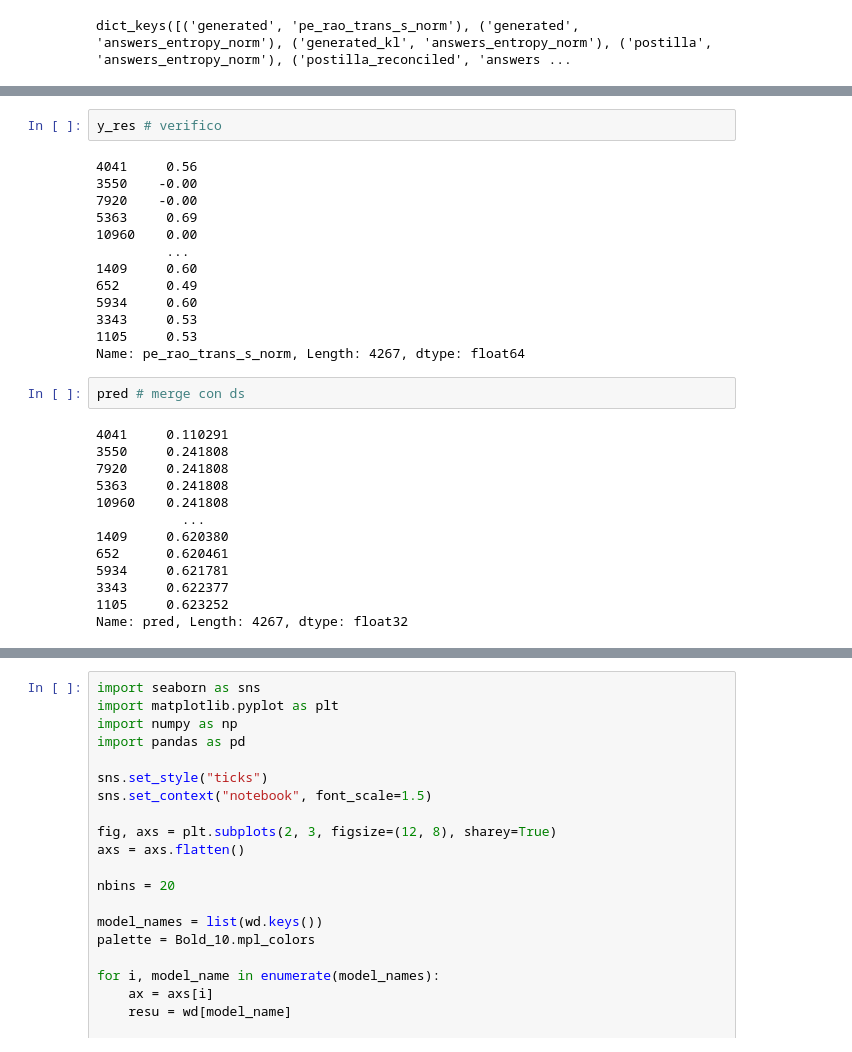
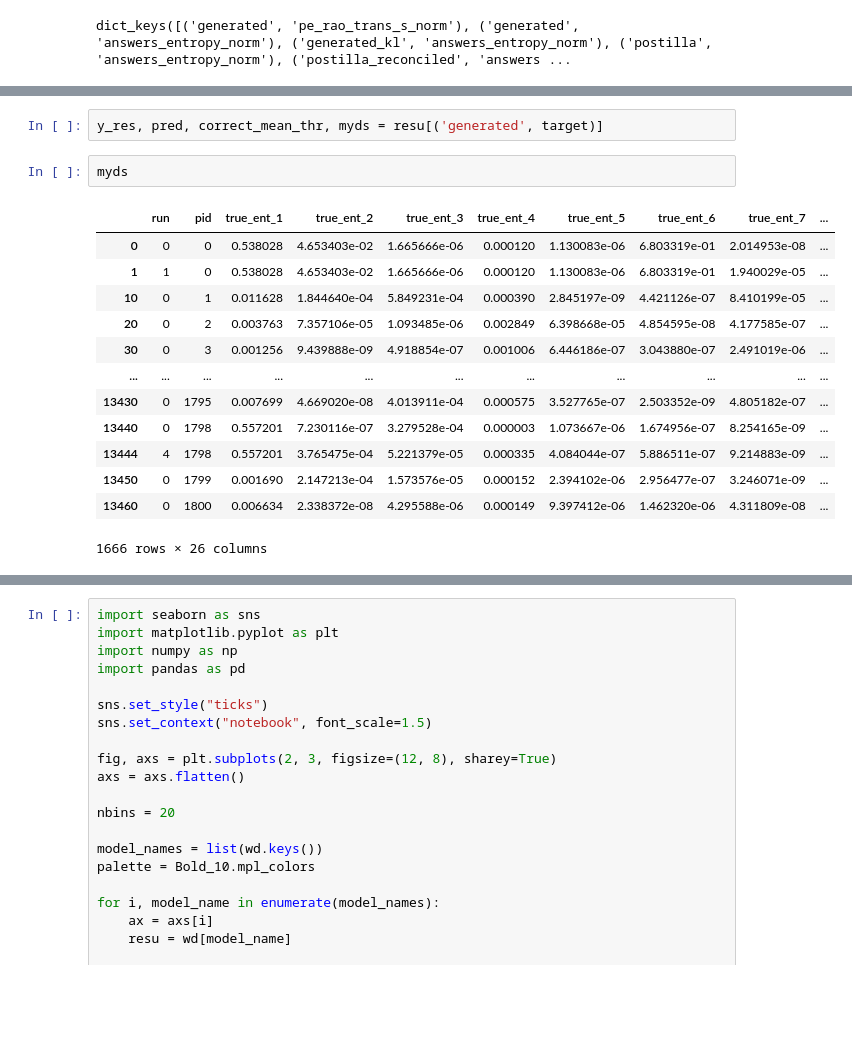
Before and after one commit to carloalbertobono/llm-uncertainty, a Jupyter notebook: graphs.ipynb, the cells around one changed output, grey strips where cells are left out. Cells and saved outputs as stored; diff of their text form; blank space fills up the shorter version.

```diff
--- a/graphs.ipynb
+++ b/graphs.ipynb
@@ -442,33 +391,21 @@ ds
-# %%
-y_res # verifico
-# %% [output]
-4041     0.56
-3550    -0.00
-7920    -0.00
-5363     0.69
-10960    0.00
-         ...
-1409     0.60
-652      0.49
-5934     0.60
-3343     0.53
-1105     0.53
-Name: pe_rao_trans_s_norm, Length: 4267, dtype: float64
-# %%
-pred # merge con ds
-# %% [output]
-4041     0.110291
-3550     0.241808
-7920     0.241808
-5363     0.241808
-10960    0.241808
-           ...
-1409     0.620380
-652      0.620461
-5934     0.621781
-3343     0.622377
-1105     0.623252
-Name: pred, Length: 4267, dtype: float32
+# %%
+y_res, pred, correct_mean_thr, myds = resu[('generated', target)]
+# %%
+myds
+# %% [output]
+|  | run | pid | true_ent_1 | true_ent_2 | true_ent_3 | true_ent_4 | true_ent_5 | true_ent_6 | true_ent_7 | ... |
+| 0 | 0 | 0 | 0.538028 | 4.653403e-02 | 1.665666e-06 | 0.000120 | 1.130083e-06 | 6.803319e-01 | 2.014953e-08 | ... |
+| 1 | 1 | 0 | 0.538028 | 4.653403e-02 | 1.665666e-06 | 0.000120 | 1.130083e-06 | 6.803319e-01 | 1.940029e-05 | ... |
+| 10 | 0 | 1 | 0.011628 | 1.844640e-04 | 5.849231e-04 | 0.000390 | 2.845197e-09 | 4.421126e-07 | 8.410199e-05 | ... |
+| 20 | 0 | 2 | 0.003763 | 7.357106e-05 | 1.093485e-06 | 0.002849 | 6.398668e-05 | 4.854595e-08 | 4.177585e-07 | ... |
+| 30 | 0 | 3 | 0.001256 | 9.439888e-09 | 4.918854e-07 | 0.001006 | 6.446186e-07 | 3.043880e-07 | 2.491019e-06 | ... |
+| ... | ... | ... | ... | ... | ... | ... | ... | ... | ... | ... |
+| 13430 | 0 | 1795 | 0.007699 | 4.669020e-08 | 4.013911e-04 | 0.000575 | 3.527765e-07 | 2.503352e-09 | 4.805182e-07 | ... |
+| 13440 | 0 | 1798 | 0.557201 | 7.230116e-07 | 3.279528e-04 | 0.000003 | 1.073667e-06 | 1.674956e-07 | 8.254165e-09 | ... |
+| 13444 | 4 | 1798 | 0.557201 | 3.765475e-04 | 5.221379e-05 | 0.000335 | 4.084044e-07 | 5.886511e-07 | 9.214883e-09 | ... |
+| 13450 | 0 | 1799 | 0.001690 | 2.147213e-04 | 1.573576e-05 | 0.000152 | 2.394102e-06 | 2.956477e-07 | 3.246071e-09 | ... |
+| 13460 | 0 | 1800 | 0.006634 | 2.338372e-08 | 4.295588e-06 | 0.000149 | 9.397412e-06 | 1.462320e-06 | 4.311809e-08 | ... |
+1666 rows × 26 columns
 # %%
 sns.set_style("ticks")
 sns.set_context("notebook", font_scale=1.25)
```
Also changed, not shown: parts of 12 cells of this notebook, 2 other files.
